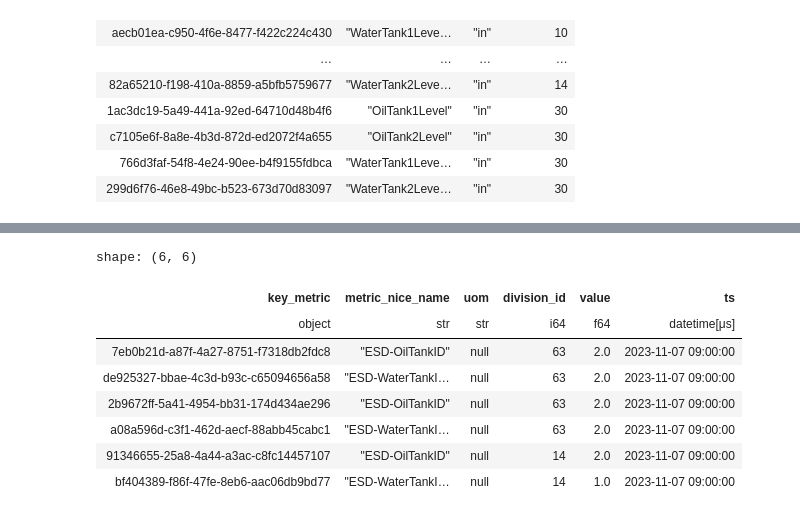
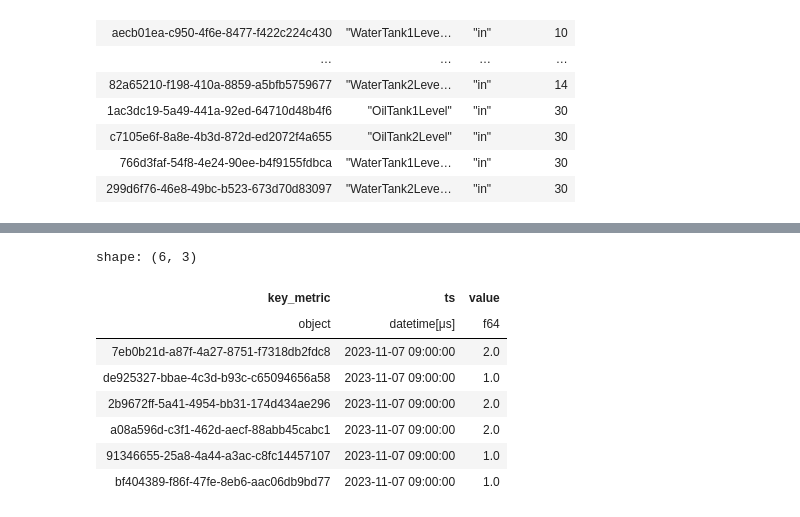
Before and after one commit to WolfEYc/eog_mock, a Jupyter notebook: notebooks/insert_catalog.ipynb, the cells around one changed output, grey strips where cells are left out. Drawn from its saved outputs; the diff is of its cells as text; code cells hidden in the pictures.

```diff
--- a/notebooks/insert_catalog.ipynb
+++ b/notebooks/insert_catalog.ipynb
@@ -208,19 +212,19 @@ shape: (25, 6)
 # %%
 ESD_id_lf = timeseries_df.filter(pl.col("metric_nice_name").str.contains("ID"))
 ESD_id_values = map(lambda _: random.randint(1, 2), range(ESD_id_lf.height))
 ESD_id_values = pl.Series("value", ESD_id_values, pl.Float64)
-ESD_id_lf = ESD_id_lf.with_columns(ESD_id_values, nov_7.alias("ts"))
+ESD_id_lf = ESD_id_lf.select("key_metric", nov_7.alias("ts"), ESD_id_values)
 ESD_id_lf
 # %% [output]
-shape: (6, 6)
+shape: (6, 3)
-| key_metric | metric_nice_name | uom | division_id | value | ts |
-| object | str | str | i64 | f64 | datetime[μs] |
-| 7eb0b21d-a87f-4a27-8751-f7318db2fdc8 | "ESD-OilTankID" | null | 63 | 2.0 | 2023-11-07 09:00:00 |
-| de925327-bbae-4c3d-b93c-c65094656a58 | "ESD-WaterTankI… | null | 63 | 2.0 | 2023-11-07 09:00:00 |
-| 2b9672ff-5a41-4954-bb31-174d434ae296 | "ESD-OilTankID" | null | 63 | 2.0 | 2023-11-07 09:00:00 |
-| a08a596d-c3f1-462d-aecf-88abb45cabc1 | "ESD-WaterTankI… | null | 63 | 2.0 | 2023-11-07 09:00:00 |
-| 91346655-25a8-4a44-a3ac-c8fc14457107 | "ESD-OilTankID" | null | 14 | 2.0 | 2023-11-07 09:00:00 |
-| bf404389-f86f-47fe-8eb6-aac06db9bd77 | "ESD-WaterTankI… | null | 14 | 1.0 | 2023-11-07 09:00:00 |
+| key_metric | ts | value |
+| object | datetime[μs] | f64 |
+| 7eb0b21d-a87f-4a27-8751-f7318db2fdc8 | 2023-11-07 09:00:00 | 2.0 |
+| de925327-bbae-4c3d-b93c-c65094656a58 | 2023-11-07 09:00:00 | 1.0 |
+| 2b9672ff-5a41-4954-bb31-174d434ae296 | 2023-11-07 09:00:00 | 2.0 |
+| a08a596d-c3f1-462d-aecf-88abb45cabc1 | 2023-11-07 09:00:00 | 2.0 |
+| 91346655-25a8-4a44-a3ac-c8fc14457107 | 2023-11-07 09:00:00 | 1.0 |
+| bf404389-f86f-47fe-8eb6-aac06db9bd77 | 2023-11-07 09:00:00 | 1.0 |
 # %%
 tank_inches_until_alarm_df = timeseries_df.filter(
     pl.col("metric_nice_name").str.contains("TankInchesUntilAlarm")
```
Also changed, not shown: parts of 14 cells of this notebook, 2 other files.
